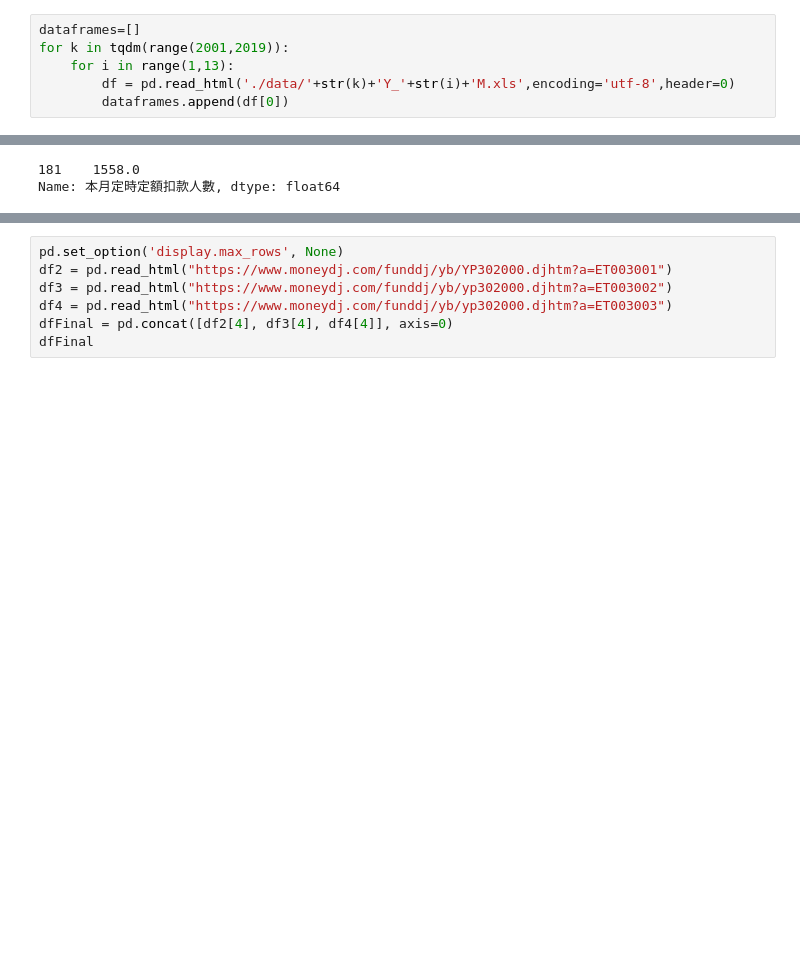
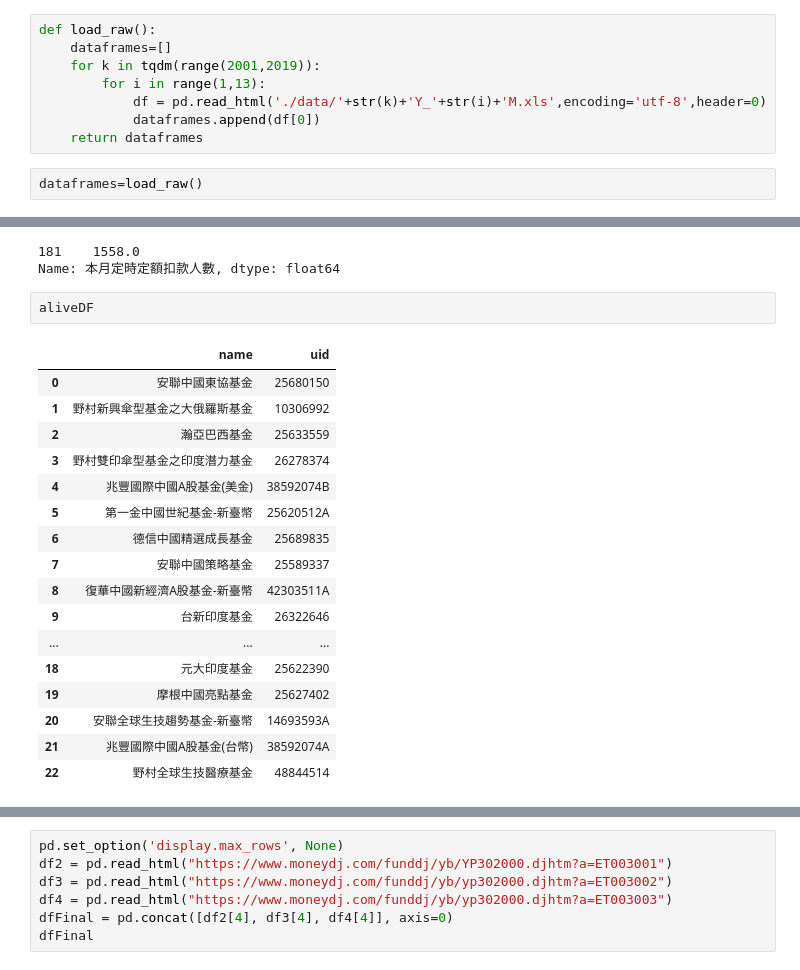
Before and after one commit to Jtrue27/Fintech-TM-ML, a Jupyter notebook: 定期定額資料爬蟲/data_preprocessing.ipynb, the cells around one changed output, grey strips where cells are left out. Saved outputs shown, nothing was run; the diff lists cells and outputs as text; blank space fills up the shorter version.

```diff
--- a/定期定額資料爬蟲/data_preprocessing.ipynb
+++ b/定期定額資料爬蟲/data_preprocessing.ipynb
@@ -7,11 +7,15 @@ from datetime import datetime, timedelta
 from dateutil.relativedelta import relativedelta
 from tqdm import tqdm
 # %%
-dataframes=[]
-for k in tqdm(range(2001,2019)):
-    for i in range(1,13):
-        df = pd.read_html('./data/'+str(k)+'Y_'+str(i)+'M.xls',encoding='utf-8',header=0)
-        dataframes.append(df[0])
+def load_raw():
+    dataframes=[]
+    for k in tqdm(range(2001,2019)):
+        for i in range(1,13):
+            df = pd.read_html('./data/'+str(k)+'Y_'+str(i)+'M.xls',encoding='utf-8',header=0)
+            dataframes.append(df[0])
+    return dataframes
+# %%
+dataframes=load_raw()
 # %%
 df_nans=[]
 for df in dataframes:
@@ -426,6 +416,26 @@ newAliveList
 # %% [output]
 181    1558.0
 Name: 本月定時定額扣款人數, dtype: float64
+# %%
+aliveDF
+# %% [output]
+|  | name | uid |
+| 0 | 安聯中國東協基金 | 25680150 |
+| 1 | 野村新興傘型基金之大俄羅斯基金 | 10306992 |
+| 2 | 瀚亞巴西基金 | 25633559 |
+| 3 | 野村雙印傘型基金之印度潛力基金 | 26278374 |
+| 4 | 兆豐國際中國A股基金(美金) | 38592074B |
+| 5 | 第一金中國世紀基金-新臺幣 | 25620512A |
+| 6 | 德信中國精選成長基金 | 25689835 |
+| 7 | 安聯中國策略基金 | 25589337 |
+| 8 | 復華中國新經濟A股基金-新臺幣 | 42303511A |
+| 9 | 台新印度基金 | 26322646 |
+| ... | ... | ... |
+| 18 | 元大印度基金 | 25622390 |
+| 19 | 摩根中國亮點基金 | 25627402 |
+| 20 | 安聯全球生技趨勢基金-新臺幣 | 14693593A |
+| 21 | 兆豐國際中國A股基金(台幣) | 38592074A |
+| 22 | 野村全球生技醫療基金 | 48844514 |
 # %%
 def country_classifier(newAliveList):
     country=dict()
```
Also changed, not shown: parts of 17 cells of this notebook.
